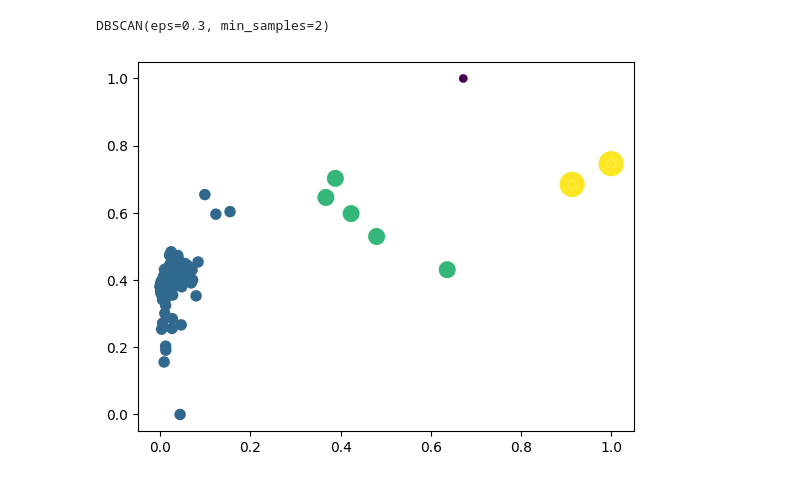
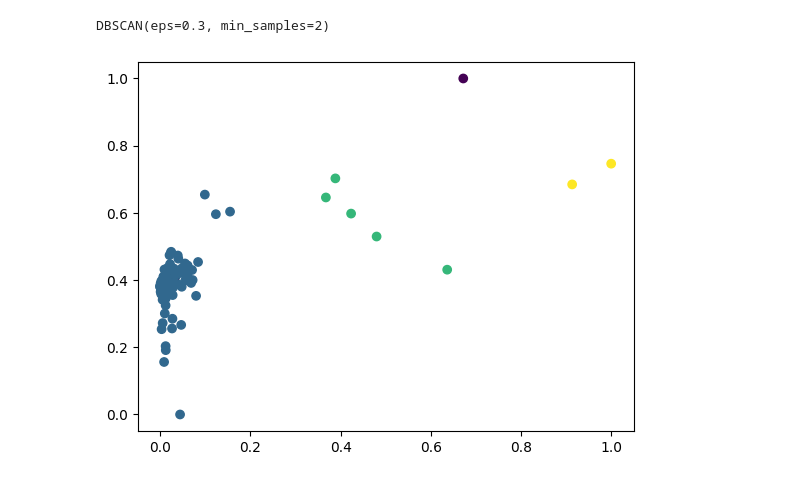
Before and after one commit to yabin00/ML, a Jupyter notebook: 聚类算法应用实验（学生）.ipynb, the cells around one changed output. Saved outputs shown, nothing was run; the diff lists cells and outputs as text; code cells hidden in the pictures.

```diff
--- a/聚类算法应用实验（学生）.ipynb
+++ b/聚类算法应用实验（学生）.ipynb
@@ -200,7 +200,7 @@ clustering
 DBSCAN(eps=0.3, min_samples=2)
 # %%
 import matplotlib.pyplot as plt
-plt.scatter(scaled_features[:,0],scaled_features[:,1],c=clustering.labels_+1.5,linewidths=np.power(clustering.labels_+1.5, 2))
+plt.scatter(scaled_features[:,0],scaled_features[:,1],c=clustering.labels_+1.5)
 plt.show()
 # %% [output]
-[figure, old version]
+[figure, new version]
```
Also changed, not shown: parts of 2 cells of this notebook.
